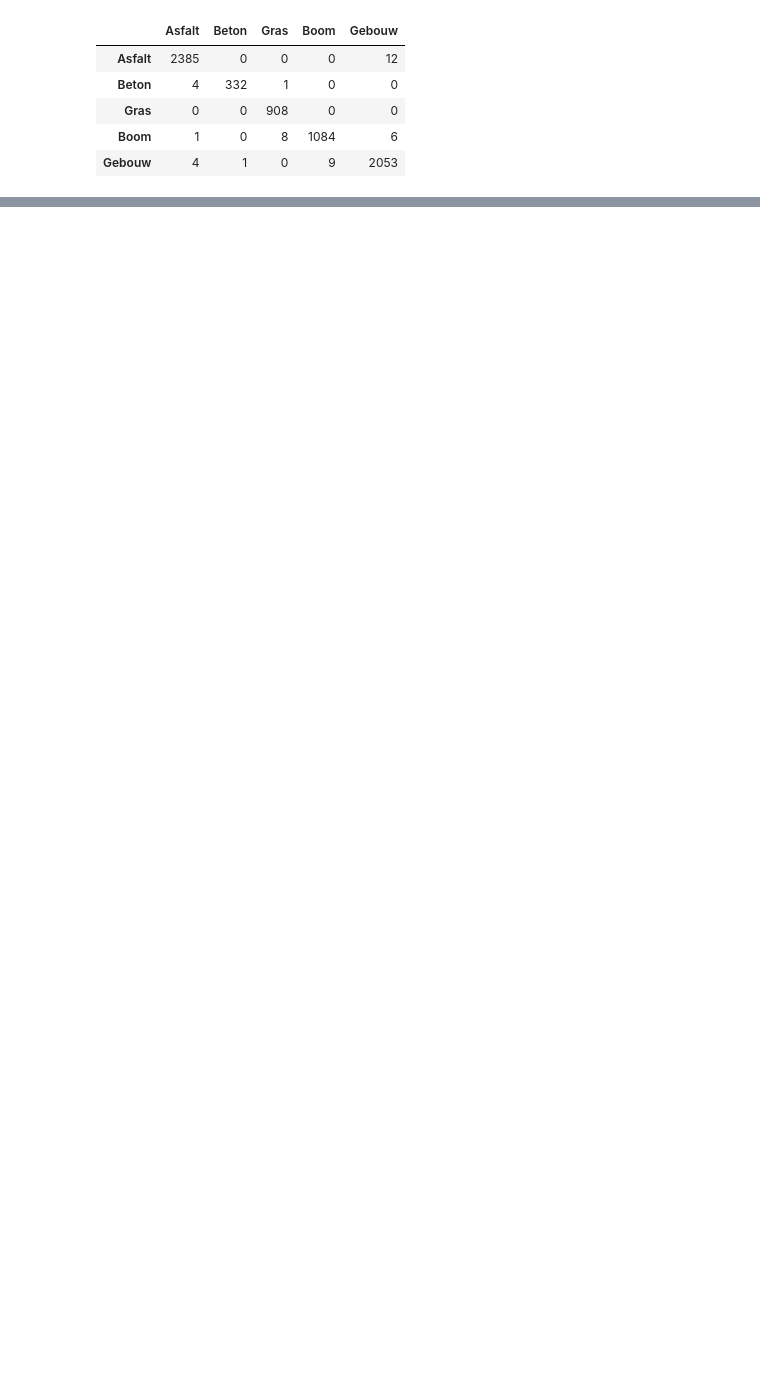
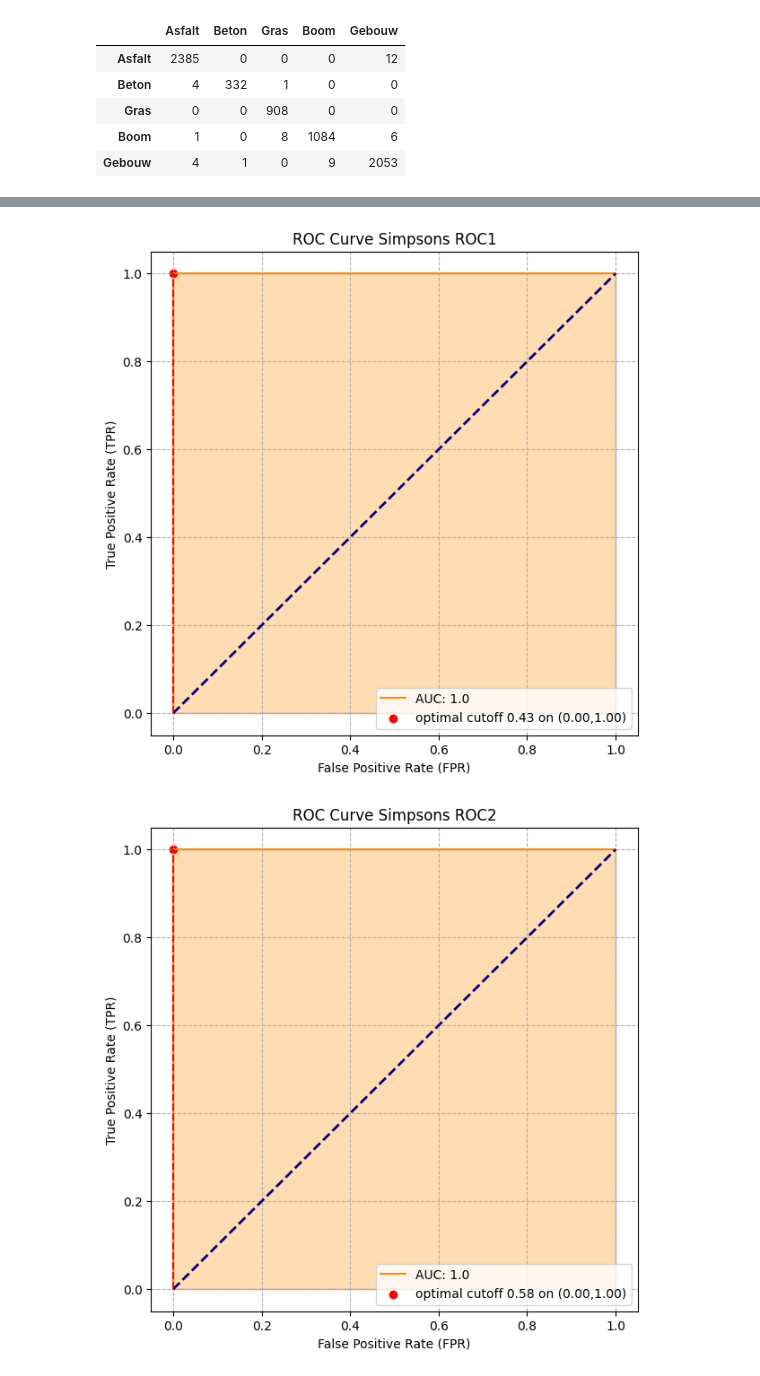
Before and after one commit to EliasDeHondt/DataScience2, a Jupyter notebook: W20P4/Exercises Evaluation Metrics.ipynb, the cells around one changed output, grey strips where cells are left out. Drawn from its saved outputs; the diff is of its cells as text; code cells hidden in the pictures; blank space fills up the shorter version.

```diff
--- a/W20P4/Exercises Evaluation Metrics.ipynb
+++ b/W20P4/Exercises Evaluation Metrics.ipynb
@@ -283,0 +281,6 @@ display(confusion_matrix3)
+# %%
+simpsons_roc1 = pd.read_csv('../Data/Simpsons_roc1.csv', delimiter=',', decimal='.')
+display(simpsons_roc1)
+
+simpsons_roc2 = pd.read_csv('../Data/Simpsons_roc2.csv', delimiter=',', decimal='.')
+display(simpsons_roc2)
@@ -284,3 +308,10 @@ display(confusion_matrix3)
 # %%
-# 1
+# 1 Simpsons_roc1
+plot_rocf(y_true=simpsons_roc1['y_true'], y_score=simpsons_roc1['y_score'], title='ROC Curve Simpsons ROC1')
+
+# 1 Simpsons_roc2
+plot_rocf(y_true=simpsons_roc2['y_true'], y_score=simpsons_roc2['y_score'], title='ROC Curve Simpsons ROC2')
+# %% [output]
+[figure, added]
+[figure, added]
 # %%
```
Also changed, not shown: parts of 28 cells of this notebook, 11 other files.
